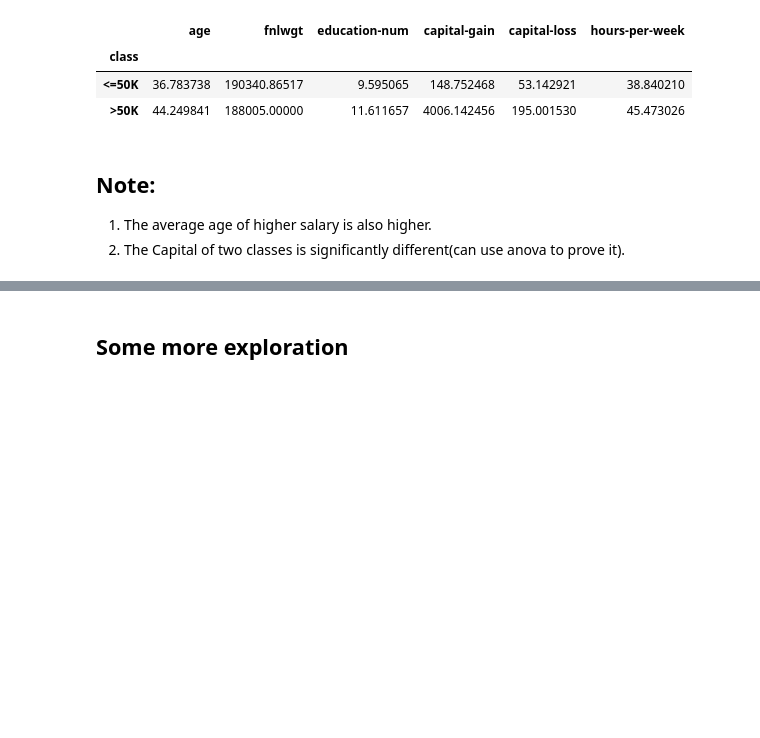
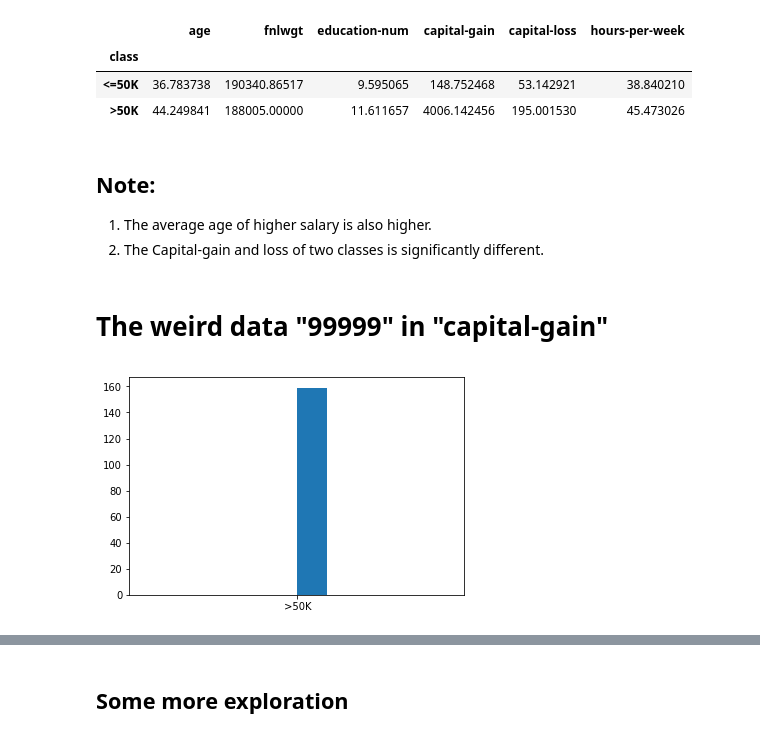
Before and after one commit to Barcavin/aunalytics, a Jupyter notebook: precessing.ipynb, the cells around one changed output, grey strips where cells are left out. Cells and saved outputs as stored; diff of their text form; code cells hidden in the pictures; blank space fills up the shorter version.

```diff
--- a/precessing.ipynb
+++ b/precessing.ipynb
@@ -82,4 +86,11 @@ train.groupby("class").mean()
 # %% [markdown]
 ## Note:
 1. The average age of higher salary is also higher.
-2. The Capital of two classes is significantly different(can use anova to prove it).
+2. The Capital-gain and loss of two classes is significantly different.
+# %% [markdown]
+# The weird data "99999" in "capital-gain"
+# %%
+plt.hist(train.loc[train["capital-gain"]==99999][["class"]])
+plt.show()
+# %% [output]
+[figure, added]
```
Also changed, not shown: parts of 23 cells of this notebook, 4 other files.
